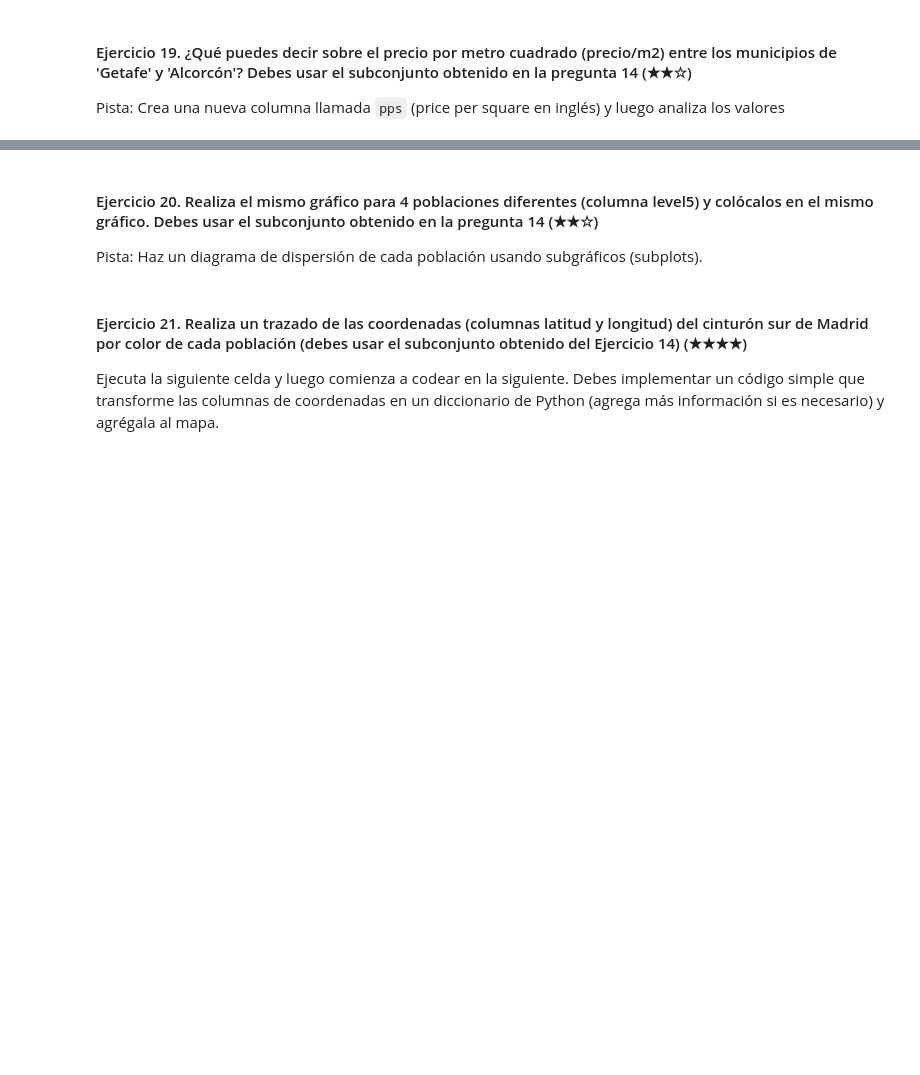
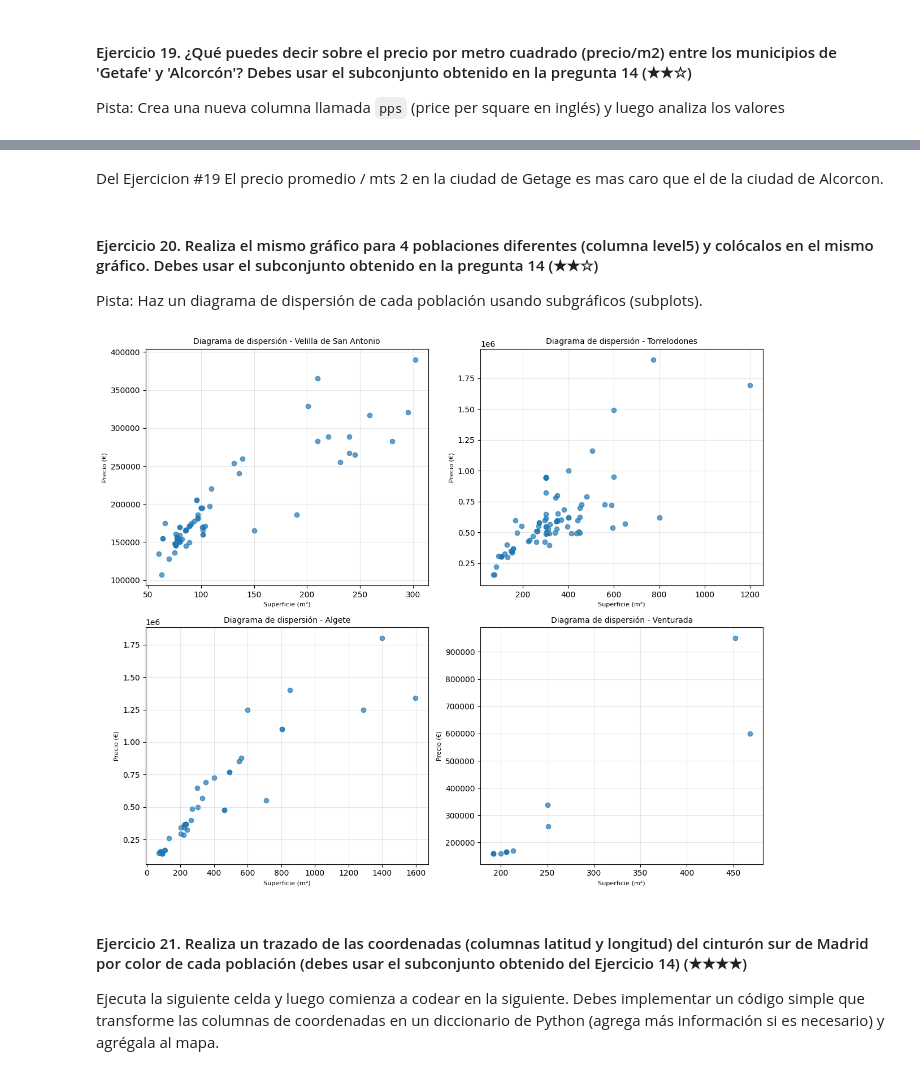
Before and after one commit to ReneRamirez-Test/realestate-datacleanup-exercise, a Jupyter notebook: project.es.ipynb, the cells around one changed output, grey strips where cells are left out. Drawn from its saved outputs; the diff is of its cells as text; code cells hidden in the pictures; blank space fills up the shorter version.

```diff
--- a/project.es.ipynb
+++ b/project.es.ipynb
@@ -628,11 +628,23 @@ Fuenlabrada posee una gran cantidad de viviendas a precios muy bajos posiblement
 Pista: Crea una nueva columna llamada `pps` (price per square en inglés) y luego analiza los valores
 # %%
 import pandas as pd
+
 
 # Cargar el archivo CSV con separador de punto y coma
 ds = pd.read_csv('assets/real_estate.csv', sep=';')
 ds=ds.dropna(subset=['level5'])
 lista_de_subset= ["Fuenlabrada", "Leganés", "Getafe", "Alcorcón"]
-filtrado_poblaciones = ds[ds['level5'].isin(lista_de_subset)]
-#filtrado_poblaciones= ds['level5'].isin(lista_de_subset) mal escrito!!!
-print(filtrado_poblaciones['level5'])
+filtrado_poblaciones = ds[ds['level5'].isin(lista_de_subset).copy()]# aca se he creado 1 copia para no afectar directamente el data set ppl.
+#******************
+
+#filtrado_poblaciones['pps']= filtrado_poblaciones['price']/filtrado_poblaciones['surface']
+filtrado_poblaciones.loc[:, 'pps']=filtrado_poblaciones['price']/filtrado_poblaciones['surface']
+
+
+#calc precio prom x mts2:
+
+for ciudad in ["Getafe","Alcorcón"]:
+    total_precio_19= filtrado_poblaciones[filtrado_poblaciones['level5']==ciudad]['price'].sum()
+    total_surface_19= filtrado_poblaciones[filtrado_poblaciones['level5']==ciudad]['surface'].sum()
+    pps_ciudad=total_precio_19/total_surface_19
+    print(f'El precio por mts2 en {ciudad} es: {pps_ciudad}')
@@ -639,8 +659,37 @@ print(filtrado_poblaciones['level5'])
+# %% [markdown]
+Del Ejercicion #19 El precio promedio / mts 2 en la ciudad de Getage es mas caro que el de la ciudad de Alcorcon.
 # %% [markdown]
 #### Ejercicio 20. Realiza el mismo gráfico para 4 poblaciones diferentes (columna level5) y colócalos en el mismo gráfico. Debes usar el subconjunto obtenido en la pregunta 14 (★★☆)
 Pista: Haz un diagrama de dispersión de cada población usando subgráficos (subplots).
 # %%
-# TODO
+import pandas as pd
+import matplotlib.pyplot as plt
+
+ds = pd.read_csv('assets/real_estate.csv', sep=';')
+
+ds = ds.dropna(subset=['level5', 'price'])
+ds['price'] = ds['price'].astype(str).str.replace('.', '', regex=False).str.replace(',', '.', regex=False).astype(float)
+
+lista_de_subset = ["Velilla de San Antonio", "Torrelodones", "Algete", "Venturada"]
+filtrado_poblaciones = ds[ds['level5'].isin(lista_de_subset)]
+#****************************** codigo para hacer la grafica**********
+
+fig, axes = plt.subplots(2, 2, figsize=(12, 10))  # 2x2 subgráficos
+axes = axes.flatten()  # esto aplana  la matriz para iterar fácilmente
+
+for i, ciudad in enumerate(lista_de_subset):
+    data_ciudad = filtrado_poblaciones[filtrado_poblaciones['level5'] == ciudad]
+    axes[i].scatter(data_ciudad['surface'], data_ciudad['price'], alpha=0.7)
+    axes[i].set_title(f"Diagrama de dispersión - {ciudad}", fontsize=10)
+    axes[i].set_xlabel("Superficie (m²)", fontsize=8)
+    axes[i].set_ylabel("Precio (€)", fontsize=8)
+    axes[i].grid(alpha=0.3)
+
+# aca se ajusta diseño
+plt.tight_layout()
+plt.show()
+# %% [output]
+[figure, added]
 # %% [markdown]
 #### Ejercicio 21. Realiza un trazado de las coordenadas (columnas latitud y longitud) del cinturón sur de Madrid por color de cada población (debes usar el subconjunto obtenido del Ejercicio 14) (★★★★)
 
```
Also changed, not shown: parts of 5 cells of this notebook.
